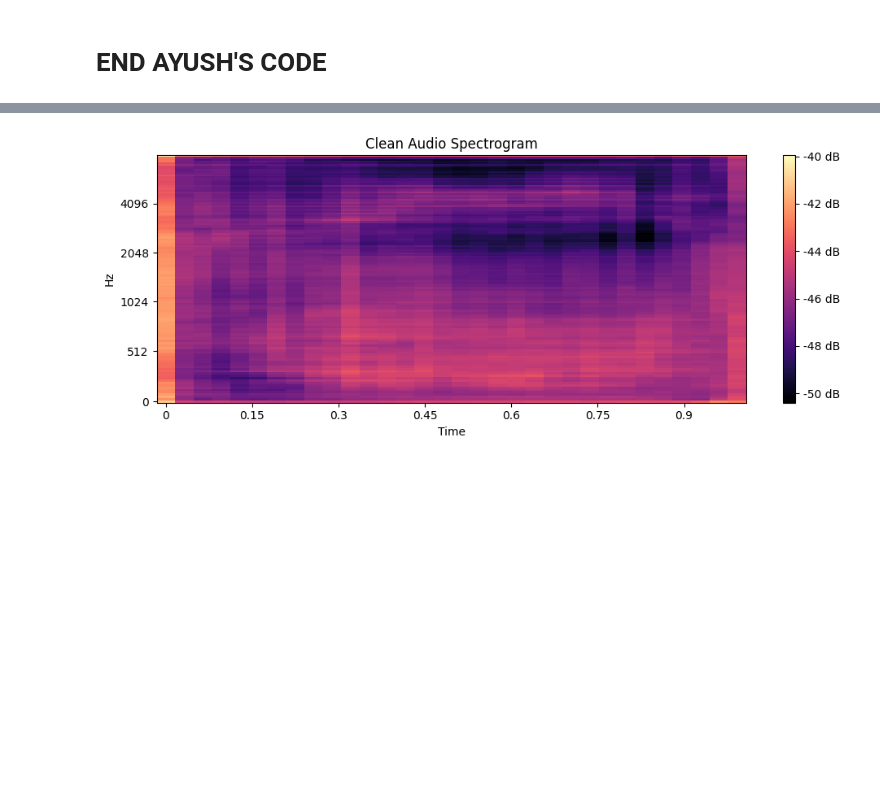
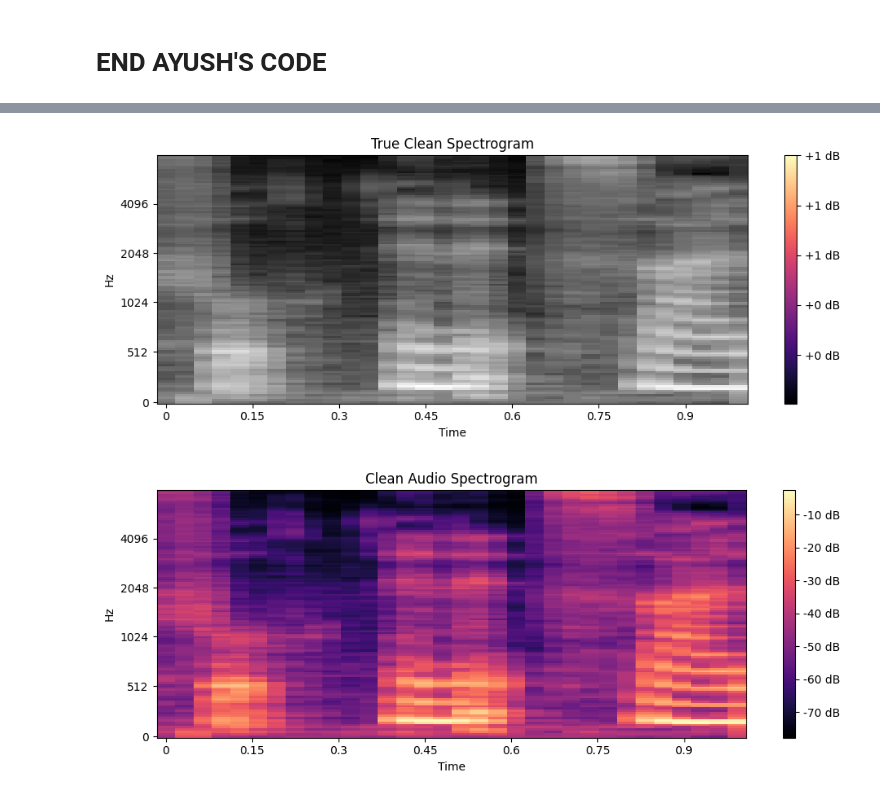
Before and after one commit to Deep-Learning-CS/CourseProjectDeepLearning, a Jupyter notebook: model_training/model_training_vgg_autoencoder.ipynb, the cells around one changed output, grey strips where cells are left out. Cells and saved outputs as stored; diff of their text form; code cells hidden in the pictures; blank space fills up the shorter version.

```diff
--- a/model_training/model_training_vgg_autoencoder.ipynb
+++ b/model_training/model_training_vgg_autoencoder.ipynb
@@ -422,7 +429,11 @@ plot_spectrogram(clean_spectrograms[2], 'Noisy Audio Spectrogram')
+# %%
+plot_spectrogram(scaled_y_test[1], 'True Clean Spectrogram')
+# %% [output]
+[figure, added]
 # %%
-plot_spectrogram(np.squeeze(unscaled_predictions[0]), 'Clean Audio Spectrogram')
+plot_spectrogram(np.squeeze(unscaled_predictions[1]), 'Clean Audio Spectrogram')
 # %% [output]
-[figure, old version]
+[figure, new version]
 # %%
 display(Audio(test_inversed, rate=16000))
 # %% [output]
```
Also changed, not shown: parts of 31 cells of this notebook, 2 other files.
